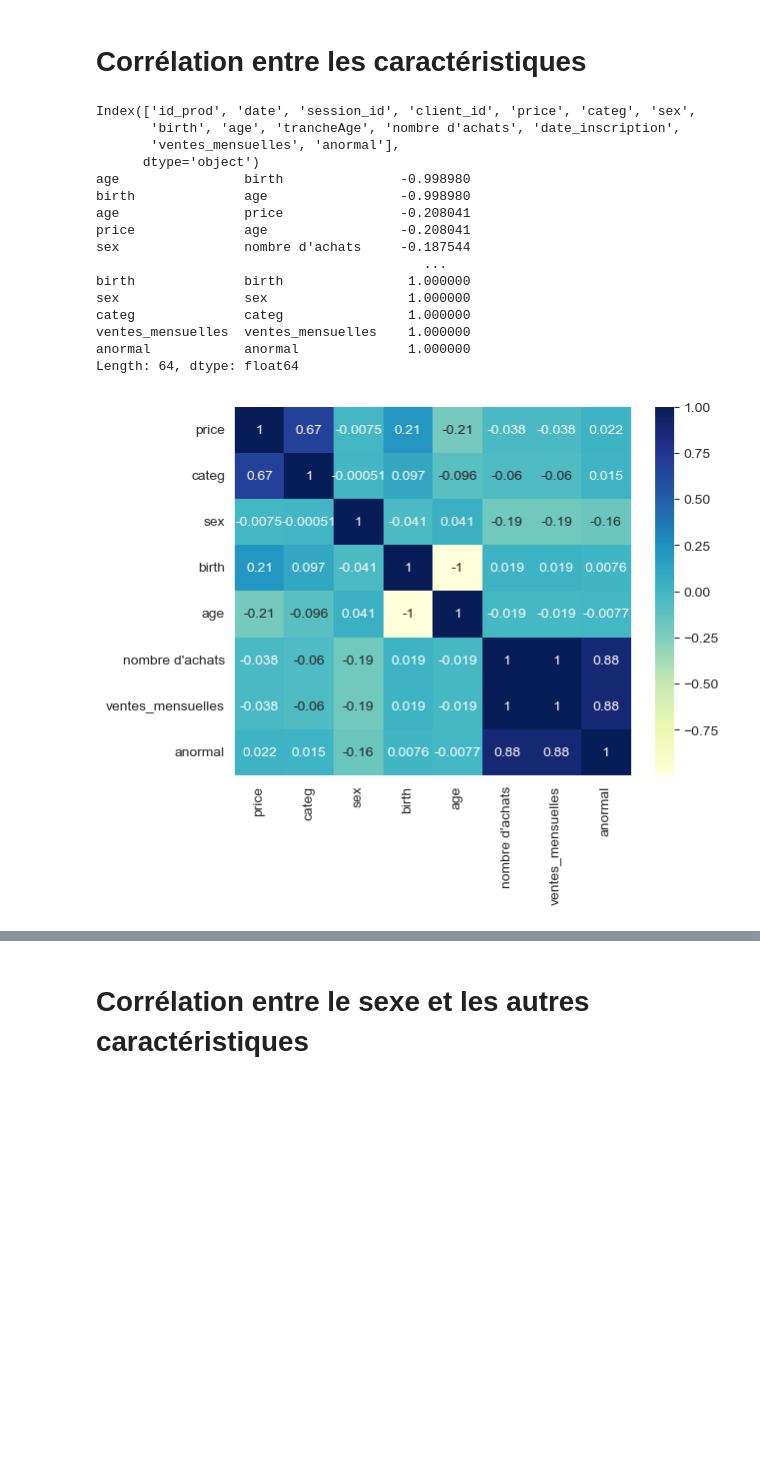
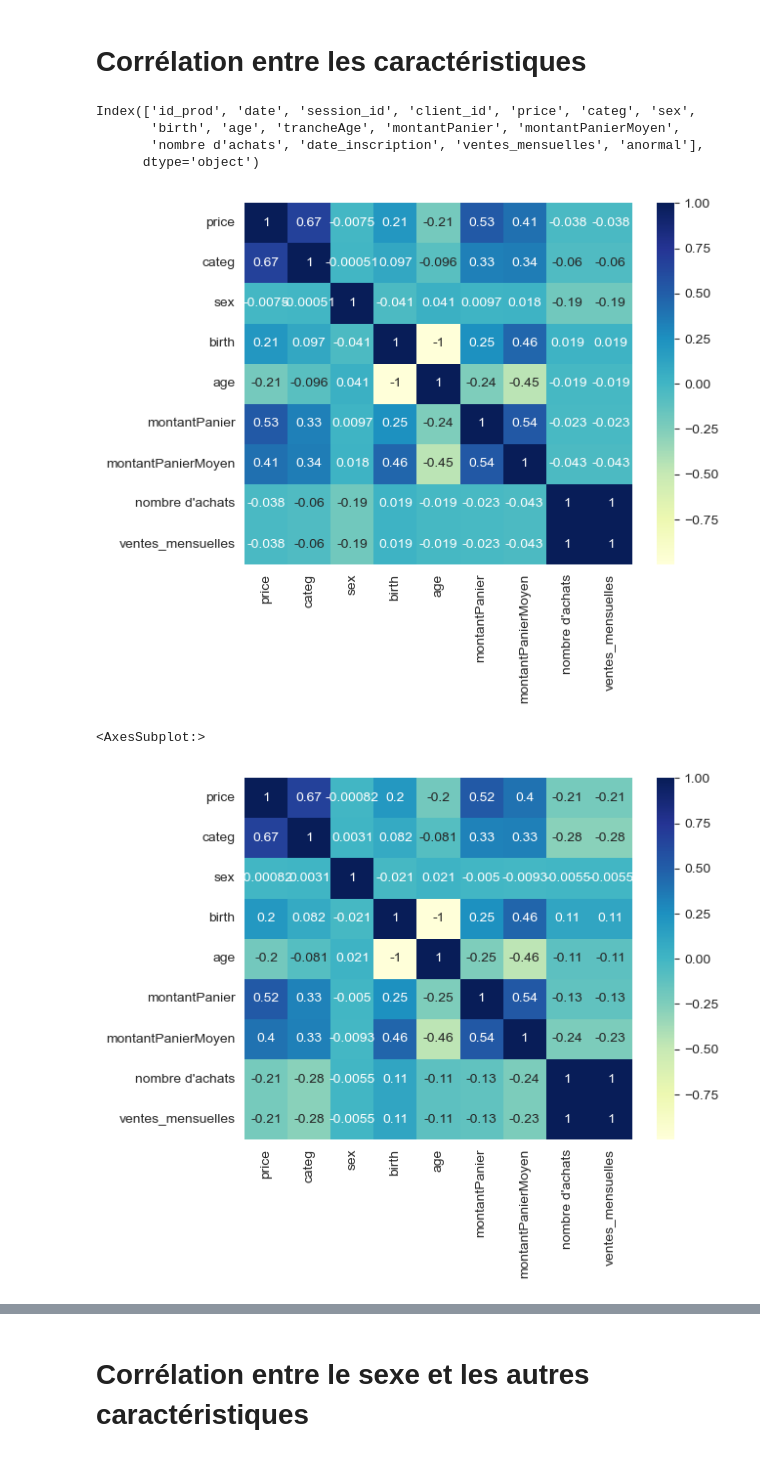
Before and after one commit to Sumoka14/Projet-n-6, a Jupyter notebook: Projet n°6.ipynb, the cells around one changed output, grey strips where cells are left out. Saved outputs shown, nothing was run; the diff lists cells and outputs as text; code cells hidden in the pictures; blank space fills up the shorter version.

Commit message:
Ajout des du Panier Moyen, et de certains  graphique

```diff
--- a/Projet n°6.ipynb
+++ b/Projet n°6.ipynb
@@ -323,9 +353,9 @@ def arrondiDizaineInf(n):
 # %%
 tableTotale['age'] = pd.DatetimeIndex(tableTotale['date']).year - tableTotale['birth']
 # %%
-tableTotale['trancheAge'] = tableTotale['age'].apply(arrondiDizaineInf).apply(str)\
+tableTotale['trancheAge'] = tableTotale['age'].apply(arrondiNInf,n=10).apply(str)\
                             +'-'\
-                            +(tableTotale['age'].apply(arrondiDizaineInf)+10).apply(str)
+                            +(tableTotale['age'].apply(arrondiNInf,n=10)+10).apply(str)
 # %%
 print(tableTotale.sample(5))
 # %% [output]
@@ -366,3 +398,17 @@ std           NaN
+# %%
+tableTotale = tableTotale.merge(
+    tableTotale.groupby('session_id')['price'].sum().reset_index(),
+    how='left', on='session_id').rename(columns={'client_id_x': 'client_id','price_x': 'price','price_y': 'montantPanier'})
+
+tableTotale.sort_values(by='session_id',ascending=False)
+
+tableTotale = tableTotale.merge(
+    tableTotale.groupby('client_id')['montantPanier'].mean().reset_index(),
+    how='left', on='client_id').rename(columns={'montantPanier_x': 'montantPanier','montantPanier_y': 'montantPanierMoyen'})
+
+tableTotale.sort_values(by='session_id',ascending=False)
+
+tableTotale['montantPanierMoyen'] = tableTotale['montantPanierMoyen'].round(decimals=2)
 # %% [markdown]
 Ajout de la fréquence d'achat (nombre d'achats moyen par mois)
 # %%
@@ -385,12 +431,9 @@ tableTotale = tableTotale.merge(
     tableTotale.groupby('client_id')['date'].agg(['min']).reset_index().rename(columns={'min': 'date_inscription'}),
     how='left', on='client_id')
 
-tableTotale['date_inscription'] = np.where(tableTotale['date_inscription']<'2021-10-01',
+tableTotale['date_inscription'] = np.where(tableTotale['date_inscription']<'2021-10-15',
                                            tableTotale['date_inscription'] +  pd.DateOffset(months=1),
                                            tableTotale['date_inscription'])
 
-
-tableTotale['ventes_mensuelles'] = round(tableTotale['nombre d\'achats'] / ((tableTotale['date'].max() - tableTotale['date_inscription'])/np.timedelta64(1, 'M')),2)
-
-print(tableTotale.describe(datetime_is_numeric=True))
-print(tableTotale.sort_values(by='price'))
+tableTotale['date_inscription'] = pd.to_datetime(tableTotale['date_inscription'])
+tableTotale['date'] = pd.to_datetime(tableTotale['date'])
@@ -414,0 +440,7 @@ count  657512.000000  657512.000000    657512.000000
+# %%
+dateFinale = tableTotale['date'].max()
+
+tableTotale['ventes_mensuelles'] = round(tableTotale['nombre d\'achats'] / ((dateFinale - tableTotale['date_inscription']).dt.days/30),2)
+
+print(tableTotale.describe(datetime_is_numeric=True))
+# print(tableTotale.sort_values(by='price'))
@@ -617,22 +686,18 @@ Incide de Gini : 0.44739817096802437
 # Corrélation entre les caractéristiques
 # %%
 print(tableTotale.columns)
-sns.heatmap(tableTotale.replace({"m": 0,"f": 1,"Client 'Normal'": 0,"Client 'Anormal'": 1}).corr(), annot = True, fmt='.2g',cmap= 'YlGnBu')
+"""sns.heatmap(tableTotale.replace({"m": 0,"f": 1,"Client 'Normal'": 0,"Client 'Anormal'": 1}).corr(method='pearson'), annot = True, fmt='.2g',cmap= 'YlGnBu')"""
+
+sns.heatmap(tableTotale.replace({"m": 0,"f": 1}).corr(method='pearson'), annot = True, fmt='.2g',cmap= 'YlGnBu')
+
+
+plt.show()
+sns.heatmap(tableTotaleNormal.replace({"m": 0,"f": 1,"Client 'Normal'": 0,"Client 'Anormal'": 1}).corr(method='pearson'), annot = True, fmt='.2g',cmap= 'YlGnBu')
 # %% [output]
 Index(['id_prod', 'date', 'session_id', 'client_id', 'price', 'categ', 'sex',
-       'birth', 'age', 'trancheAge', 'nombre d'achats', 'date_inscription',
-       'ventes_mensuelles', 'anormal'],
+       'birth', 'age', 'trancheAge', 'montantPanier', 'montantPanierMoyen',
+       'nombre d'achats', 'date_inscription', 'ventes_mensuelles', 'anormal'],
       dtype='object')
-age                birth               -0.998980
-birth              age                 -0.998980
-age                price               -0.208041
-price              age                 -0.208041
-sex                nombre d'achats     -0.187544
-                                          ...
-birth              birth                1.000000
-sex                sex                  1.000000
-categ              categ                1.000000
-ventes_mensuelles  ventes_mensuelles    1.000000
-anormal            anormal              1.000000
-Length: 64, dtype: float64
-[figure, old version]
+[figure, new version]
+<AxesSubplot:>
+[figure, added]
```
Also changed, not shown: parts of 45 cells of this notebook.
